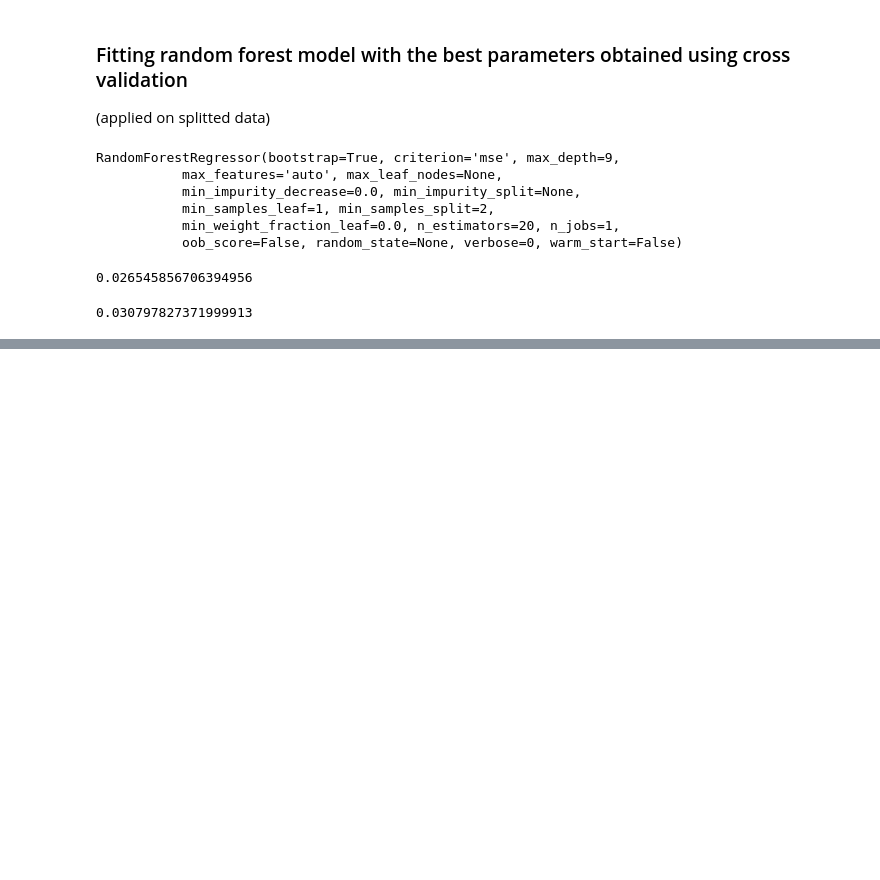
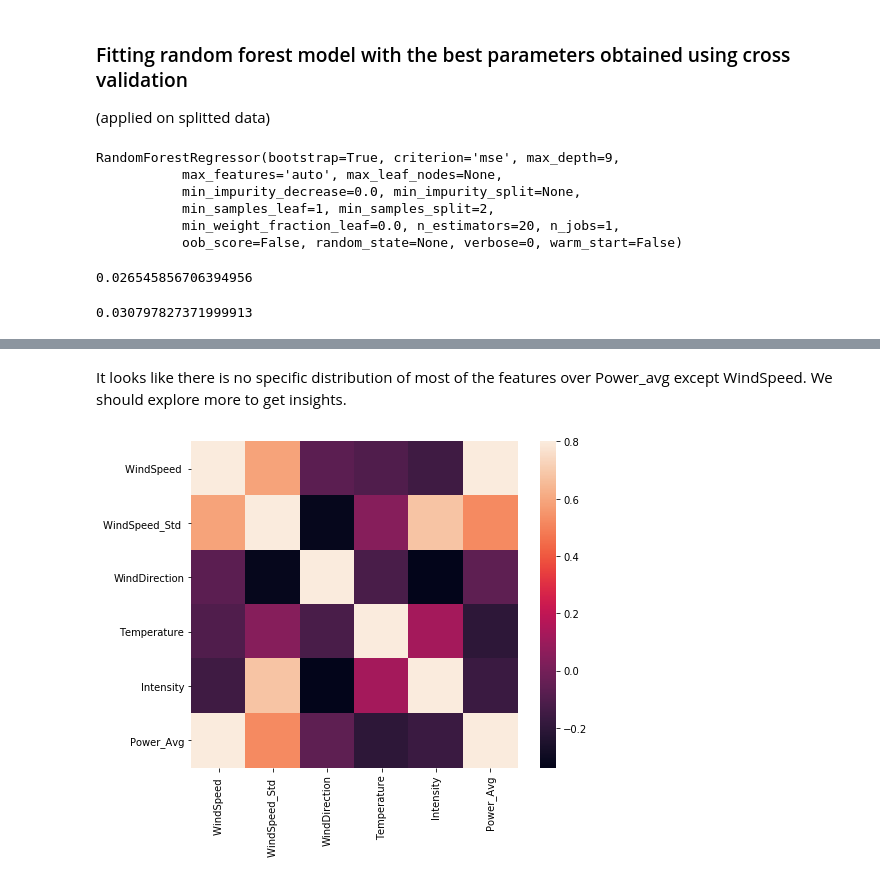
Before and after one commit to KanchanSatpute/Predictive-Modeling-for-Wind-Power-Estimation, a Jupyter notebook: Project_code.ipynb, the cells around one changed output, grey strips where cells are left out. Cells and saved outputs as stored; diff of their text form; code cells hidden in the pictures; blank space fills up the shorter version.

```diff
--- a/Project_code.ipynb
+++ b/Project_code.ipynb
@@ -444,0 +504,9 @@ np.sqrt(mean_squared_error(y_rf_pred, y_val))
+# %% [markdown]
+It looks like there is no specific distribution of most of the features over Power_avg except WindSpeed. We should explore more to get insights.
+# %%
+#corelation matrix
+corrmat = train.corr()
+f, ax = plt.subplots(figsize=(8, 6))
+sns.heatmap(corrmat, vmax=.8, square=True);
+# %% [output]
+[figure, added]
```
Also changed, not shown: parts of 137 cells of this notebook.
